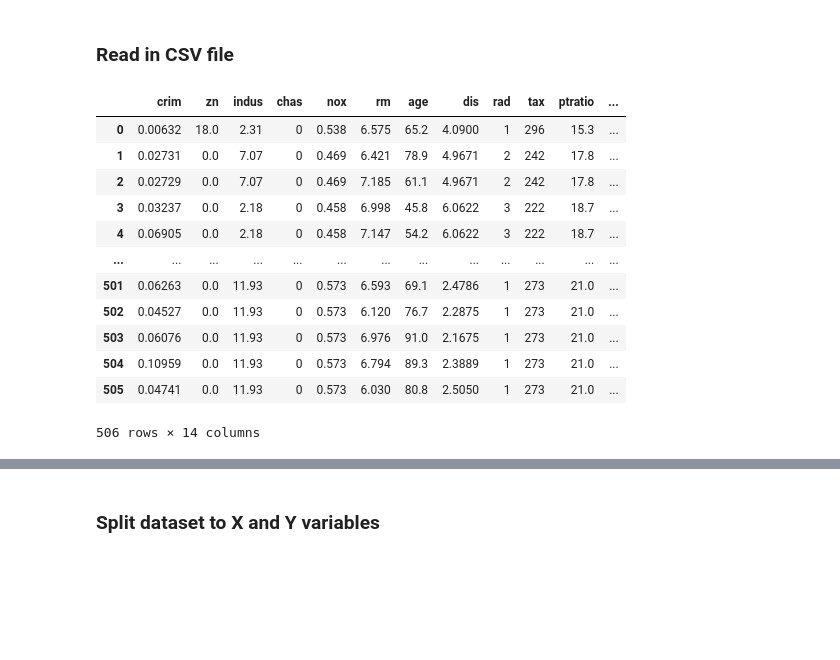
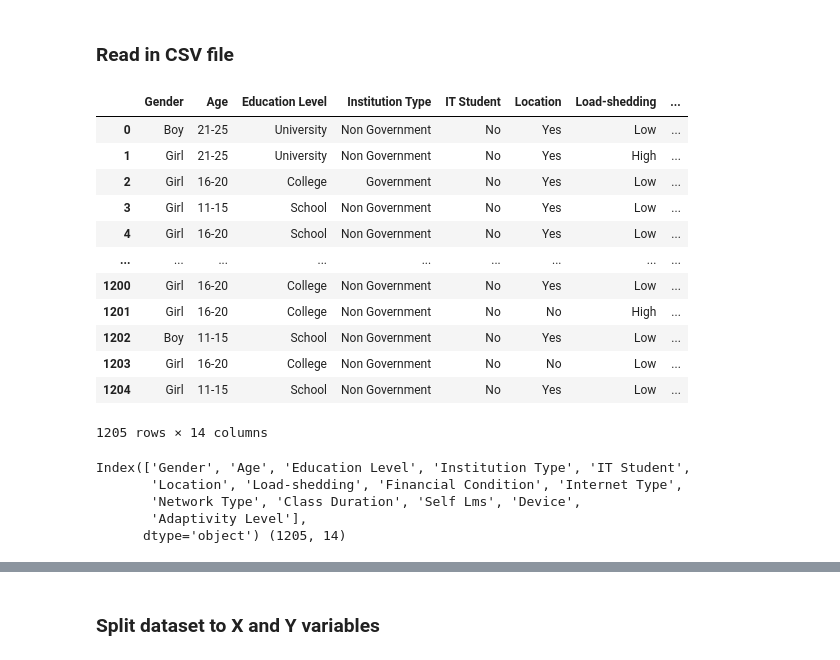
Before and after one commit to ashishar/data_science_codes, a Jupyter notebook: python/linear_regression.ipynb, the cells around one changed output, grey strips where cells are left out. Saved outputs shown, nothing was run; the diff lists cells and outputs as text; code cells hidden in the pictures; blank space fills up the shorter version.

```diff
--- a/python/linear_regression.ipynb
+++ b/python/linear_regression.ipynb
@@ -143,19 +46,27 @@ BostonHousing.csv.1 100%[===================>]  35.39K  --.-KB/s    in 0.001s
 # %% [markdown]
 ### **Read in CSV file**
 # %%
-BostonHousing = pd.read_csv("BostonHousing.csv")
-BostonHousing
+Student_adaptivity = pd.read_csv("students_adaptability_level_online_education.csv")
+Student_adaptivity
 # %% [output]
-|  | crim | zn | indus | chas | nox | rm | age | dis | rad | tax | ptratio | ... |
-| 0 | 0.00632 | 18.0 | 2.31 | 0 | 0.538 | 6.575 | 65.2 | 4.0900 | 1 | 296 | 15.3 | ... |
-| 1 | 0.02731 | 0.0 | 7.07 | 0 | 0.469 | 6.421 | 78.9 | 4.9671 | 2 | 242 | 17.8 | ... |
-| 2 | 0.02729 | 0.0 | 7.07 | 0 | 0.469 | 7.185 | 61.1 | 4.9671 | 2 | 242 | 17.8 | ... |
-| 3 | 0.03237 | 0.0 | 2.18 | 0 | 0.458 | 6.998 | 45.8 | 6.0622 | 3 | 222 | 18.7 | ... |
-| 4 | 0.06905 | 0.0 | 2.18 | 0 | 0.458 | 7.147 | 54.2 | 6.0622 | 3 | 222 | 18.7 | ... |
-| ... | ... | ... | ... | ... | ... | ... | ... | ... | ... | ... | ... | ... |
-| 501 | 0.06263 | 0.0 | 11.93 | 0 | 0.573 | 6.593 | 69.1 | 2.4786 | 1 | 273 | 21.0 | ... |
-| 502 | 0.04527 | 0.0 | 11.93 | 0 | 0.573 | 6.120 | 76.7 | 2.2875 | 1 | 273 | 21.0 | ... |
-| 503 | 0.06076 | 0.0 | 11.93 | 0 | 0.573 | 6.976 | 91.0 | 2.1675 | 1 | 273 | 21.0 | ... |
-| 504 | 0.10959 | 0.0 | 11.93 | 0 | 0.573 | 6.794 | 89.3 | 2.3889 | 1 | 273 | 21.0 | ... |
-| 505 | 0.04741 | 0.0 | 11.93 | 0 | 0.573 | 6.030 | 80.8 | 2.5050 | 1 | 273 | 21.0 | ... |
+|  | Gender | Age | Education Level | Institution Type | IT Student | Location | Load-shedding | ... |
+| 0 | Boy | 21-25 | University | Non Government | No | Yes | Low | ... |
+| 1 | Girl | 21-25 | University | Non Government | No | Yes | High | ... |
+| 2 | Girl | 16-20 | College | Government | No | Yes | Low | ... |
+| 3 | Girl | 11-15 | School | Non Government | No | Yes | Low | ... |
+| 4 | Girl | 16-20 | School | Non Government | No | Yes | Low | ... |
+| ... | ... | ... | ... | ... | ... | ... | ... | ... |
+| 1200 | Girl | 16-20 | College | Non Government | No | Yes | Low | ... |
+| 1201 | Girl | 16-20 | College | Non Government | No | No | High | ... |
+| 1202 | Boy | 11-15 | School | Non Government | No | Yes | Low | ... |
+| 1203 | Girl | 16-20 | College | Non Government | No | No | Low | ... |
+| 1204 | Girl | 11-15 | School | Non Government | No | Yes | Low | ... |
-506 rows × 14 columns
+1205 rows × 14 columns
+# %%
+print(Student_adaptivity.columns, Student_adaptivity.shape)
+# %% [output]
+Index(['Gender', 'Age', 'Education Level', 'Institution Type', 'IT Student',
+       'Location', 'Load-shedding', 'Financial Condition', 'Internet Type',
+       'Network Type', 'Class Duration', 'Self Lms', 'Device',
+       'Adaptivity Level'],
+      dtype='object') (1205, 14)
```
Also changed, not shown: parts of 16 cells of this notebook.
